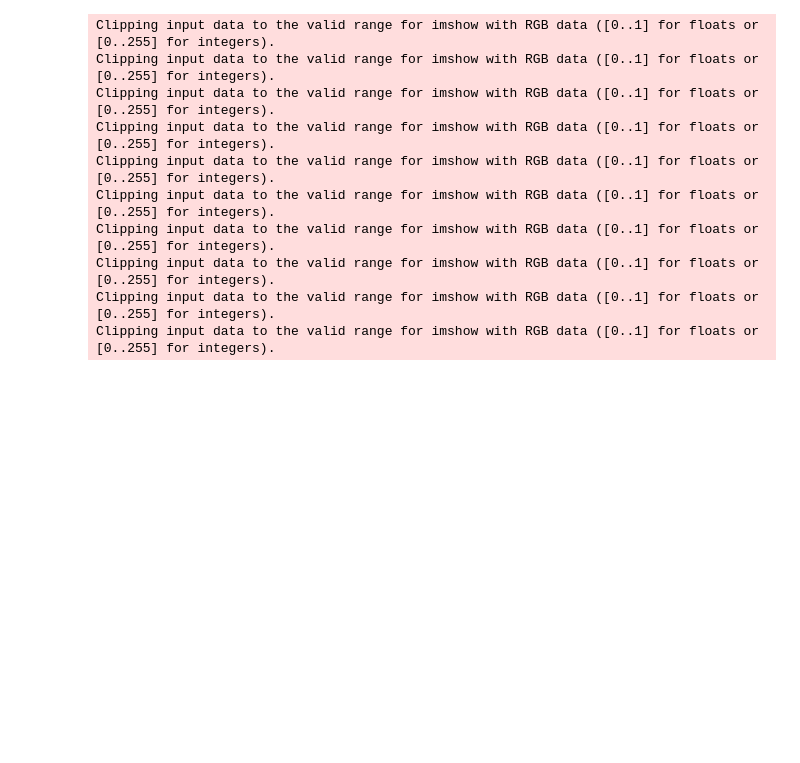
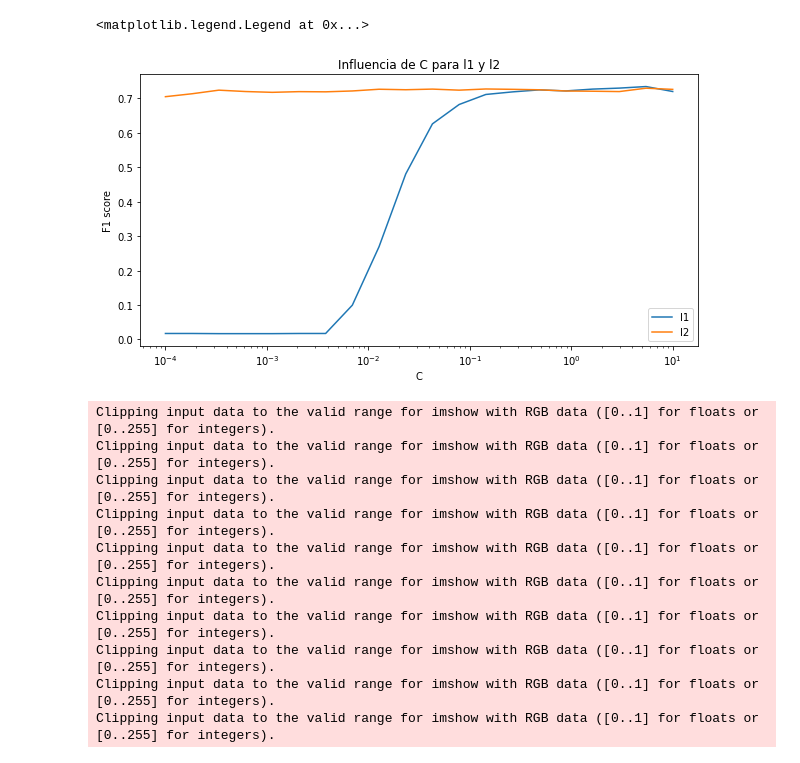
Before and after one commit to Jose991019/PenarandaJose_Ejercicio23, a Jupyter notebook: regresión_logistica.ipynb, the cells around one changed output. Saved outputs shown, nothing was run; the diff lists cells and outputs as text; code cells hidden in the pictures; blank space fills up the shorter version.

```diff
--- a/regresión_logistica.ipynb
+++ b/regresión_logistica.ipynb
@@ -69,10 +69,14 @@ Text(0.5, 0, 'C')
 # %%
 plt.figure(figsize = (10,5))
 plt.semilogx(np.logspace(-4,1,20),f1_l1, label = 'l1')
 plt.semilogx(np.logspace(-4,1,20),f1_l2, label = 'l2')
-plt.title('Influencia de C para l1)
+plt.title('Influencia de C para l1 y l2')
 plt.ylabel('F1 score')
 plt.xlabel('C')
+plt.legend()
+# %% [output]
+<matplotlib.legend.Legend at 0x...>
+[figure, added]
 # %%
 scaler = StandardScaler()
 X_train, X_test, y_train, y_test = train_test_split(X, numeros, train_size=0.7)
```
Also changed, not shown: parts of 2 cells of this notebook.
